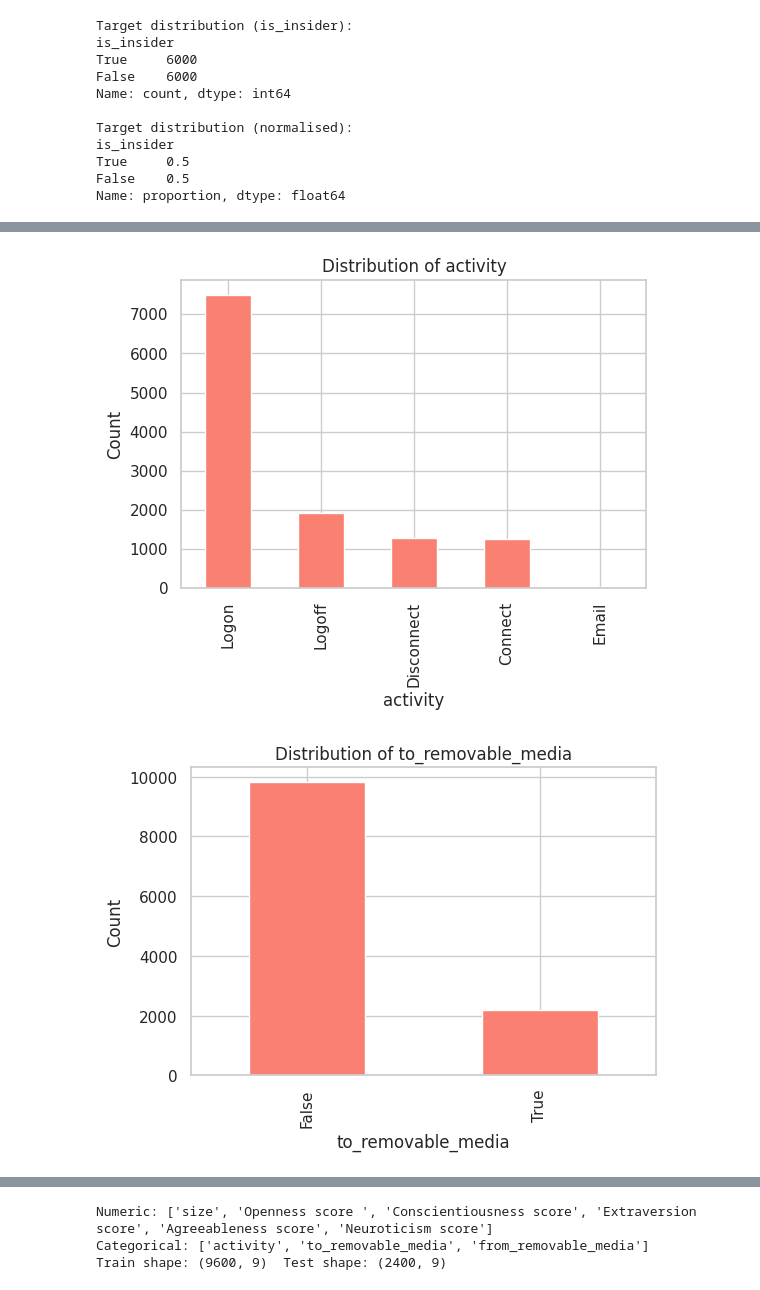
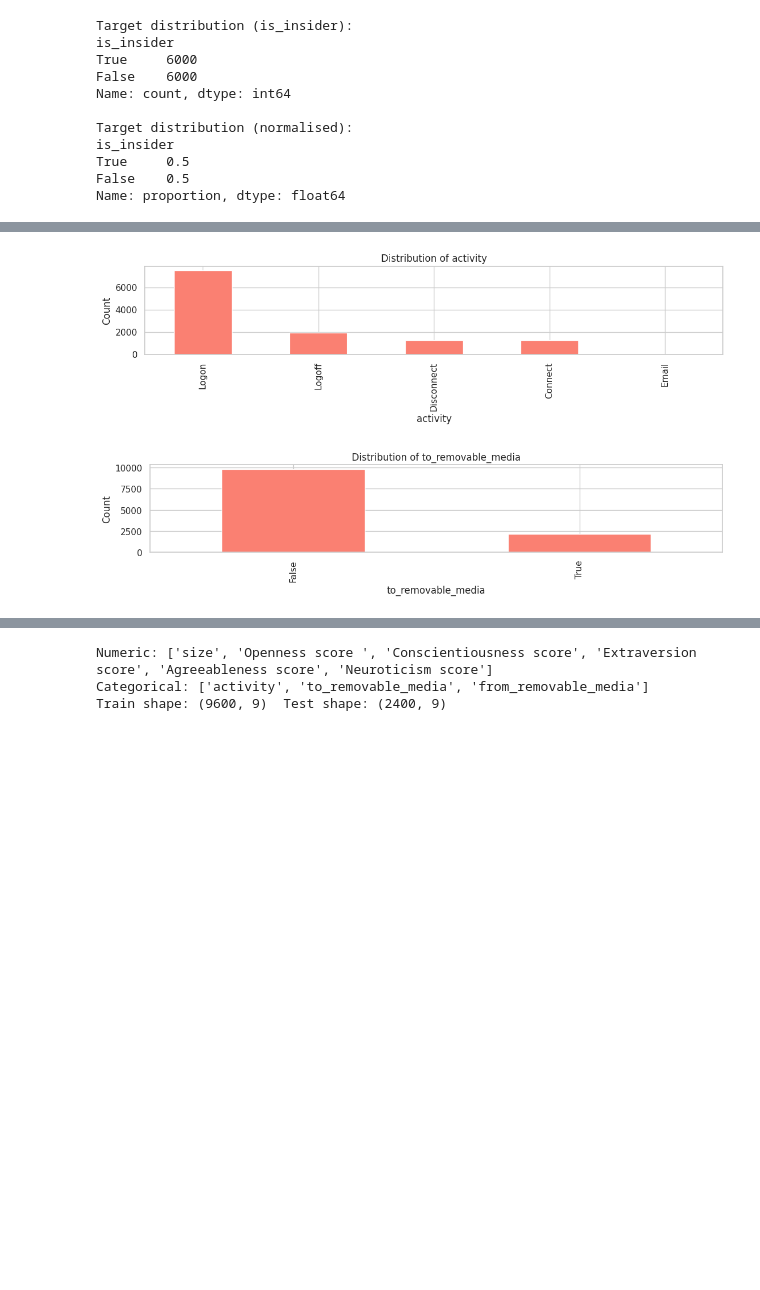
Before and after one commit to egyinmoe/Detecting-Insider-Threats-through-Behavioral-AI_Dissertation, a Jupyter notebook: Ver2_Insiderthreat_withgithub.ipynb, the cells around one changed output, grey strips where cells are left out. Cells and saved outputs as stored; diff of their text form; code cells hidden in the pictures; blank space fills up the shorter version.

```diff
--- a/Ver2_Insiderthreat_withgithub.ipynb
+++ b/Ver2_Insiderthreat_withgithub.ipynb
@@ -98,20 +98,20 @@ plt.show()
 # %%
 # ======================
 # EDA: Bar charts
 # ======================
 
 categorical_cols = [
     "activity",
     "to_removable_media",
     "from_removable_media"
 ]
 
 for col in categorical_cols:
-    plt.figure(figsize=(6,4))
+    plt.figure(figsize=(13,2))
     df[col].value_counts().plot(kind="bar", color="salmon")
     plt.title(f"Distribution of {col}")
     plt.ylabel("Count")
     plt.show()
 # %% [output]
-[figure, old version]
+[figure, new version]
-[figure, old version]
+[figure, new version]
```
Also changed, not shown: parts of 26 cells of this notebook.
